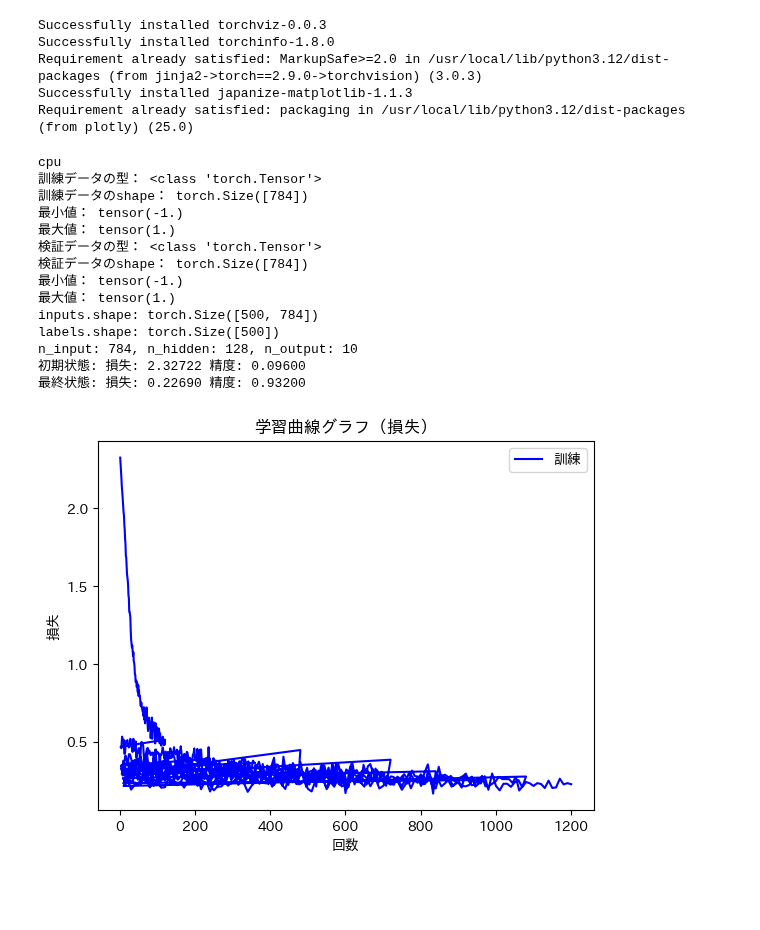
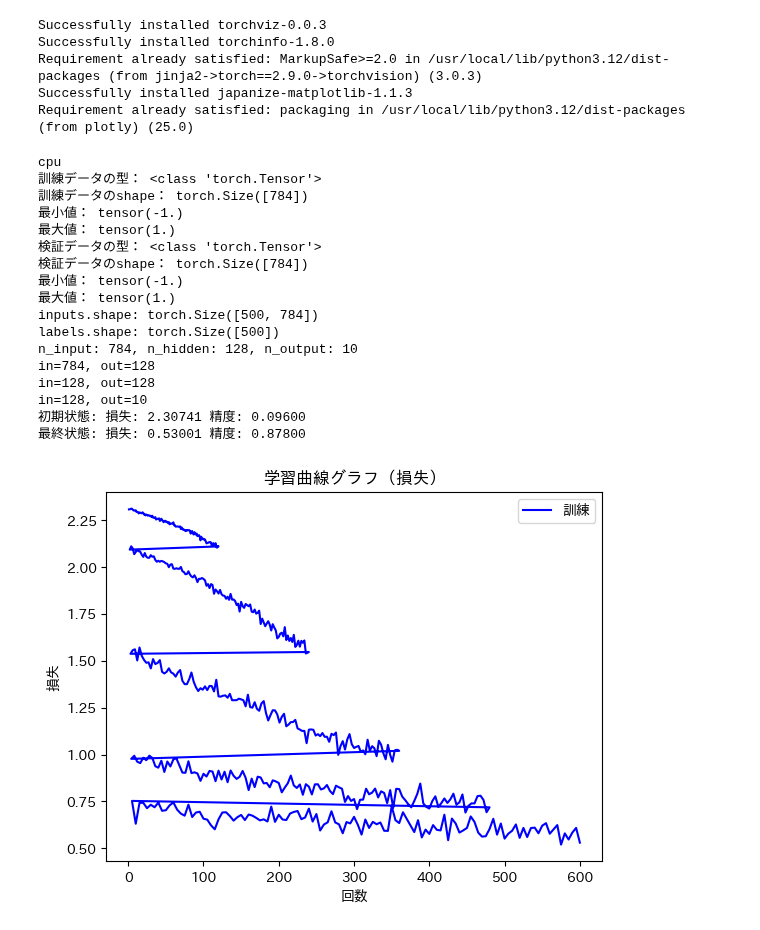
Before and after one commit to ueki5/colaboratory, a Jupyter notebook: playground-018.ipynb, the cells around one changed output. Cells and saved outputs as stored; diff of their text form; code cells hidden in the pictures; blank space fills up the shorter version.

```diff
--- a/playground-018.ipynb
+++ b/playground-018.ipynb
@@ -29,6 +29,7 @@ num_epochs = 5 # 繰り返し回数
 # num_history = 10 # 履歴採取タイミング
 dim_hidden = 128 # 隠れ層の次元数
 dim_output = 10 # 出力層の次元数
+num_layer = 2 # レイヤー数
 
 # デバイスの割り当て
 device = torch.device("cuda:0" if torch.cuda.is_available() else "cpu")
@@ -194,38 +195,35 @@ print(f'n_input: {n_input}, n_hidden: {n_hidden}, n_output: {n_output}')
 # 関数定義
 ###################################################
 class Net(torch.nn.Module):
-    def __init__(self, n_input, n_output, n_hidden):
+    def __init__(self, n_input, n_output, n_hidden, n_layer):
         super().__init__()
 
-        # 入力層の定義
-        self.l1 = torch.nn.Linear(n_input, n_hidden)
-        # self.l1 = torch.nn.Linear(n_input, n_output)
-
-        # 隠れ層の定義
-        self.l2 = torch.nn.Linear(n_hidden, n_hidden)
-
-        # 出力層の定義
-        self.l3 = torch.nn.Linear(n_hidden, n_output)
+        # リニア層の定義
+        layers = []
+        for i in range(n_layer):
+            _n_input = n_hidden
+            _n_output = n_hidden
+            if i == 0:
+                _n_input = n_input
+            if i == n_layer - 1:
+                _n_output = n_output
+            print(f'in={_n_input}, out={_n_output}')
+            layers.append(torch.nn.Linear(_n_input, _n_output))
+        self.layers = torch.nn.ModuleList(layers)
 
         # ReLU関数
         self.relu = torch.nn.ReLU(inplace=True)
 
-        # 関数合成
-        self.net = torch.nn.Sequential(
-            self.l1,
-            self.relu,
-            # self.l2,
-            # self.relu,
-            self.l3,
-        )
-
     # 予測関数
     def forward(self, inputs):
-      outputs = self.net(inputs)
-      return outputs
+      x = self.layers[0](inputs)
+      for layer in self.layers[1:]:
+        x = self.relu(x)
+        x = layer(x)
+      return x
 
 # 予測計算オブジェクトの作成
-net = Net(n_input, n_output, n_hidden)
+net = Net(n_input, n_output, n_hidden, num_layer)
 
 # 損失関数
 criterion = torch.nn.CrossEntropyLoss()
@@ -290,33 +288,36 @@ print(f'初期状態: 損失: {history[0, 1]:.5f} 精度: {history[0, 2]:.5f}')
 print(f'最終状態: 損失: {history[-1, 1]:.5f} 精度: {history[-1, 2]:.5f}')
 
 # 学習曲線グラフ（損失）
 plt.plot(history[:, 0], history[:, 1], 'b', label='訓練')
 plt.xlabel('回数')
 plt.ylabel('損失')
 plt.title('学習曲線グラフ（損失）')
 plt.legend()
 plt.show()
 
 # 学習曲線グラフ（精度）
 plt.plot(history[:, 0], history[:, 2], 'b', label='訓練')
 plt.xlabel('回数')
 plt.ylabel('精度')
 plt.title('学習曲線グラフ（精度）')
 plt.legend()
 plt.show()
 # %% [output]
 cpu
 訓練データの型： <class 'torch.Tensor'>
 訓練データのshape： torch.Size([784])
 最小値： tensor(-1.)
 最大値： tensor(1.)
 検証データの型： <class 'torch.Tensor'>
 検証データのshape： torch.Size([784])
 最小値： tensor(-1.)
 最大値： tensor(1.)
 inputs.shape: torch.Size([500, 784])
 labels.shape: torch.Size([500])
 n_input: 784, n_hidden: 128, n_output: 10
-初期状態: 損失: 2.32722 精度: 0.09600
-最終状態: 損失: 0.22690 精度: 0.93200
+in=784, out=128
+in=128, out=128
+in=128, out=10
+初期状態: 損失: 2.30741 精度: 0.09600
+最終状態: 損失: 0.53001 精度: 0.87800
-[figure, old version]
+[figure, new version]
```
Also changed, not shown: parts of 1 cell of this notebook.
